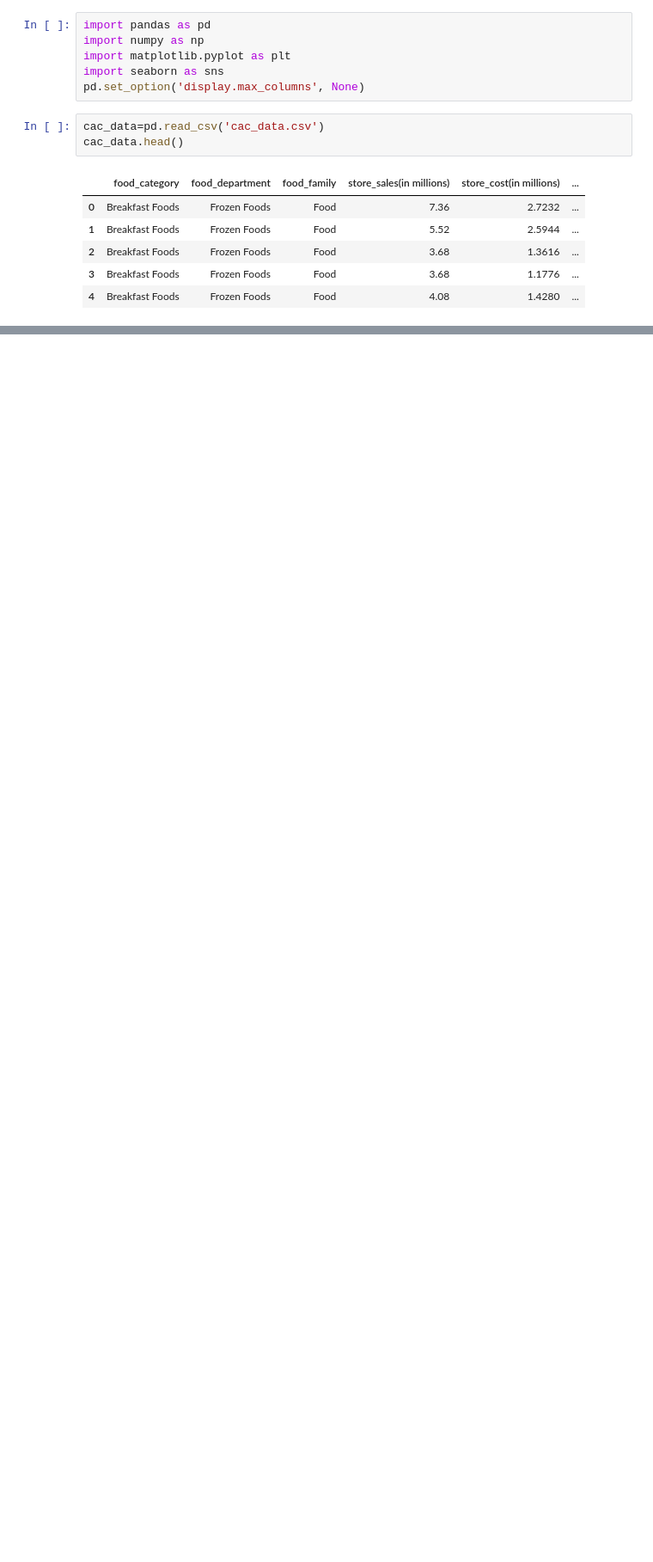
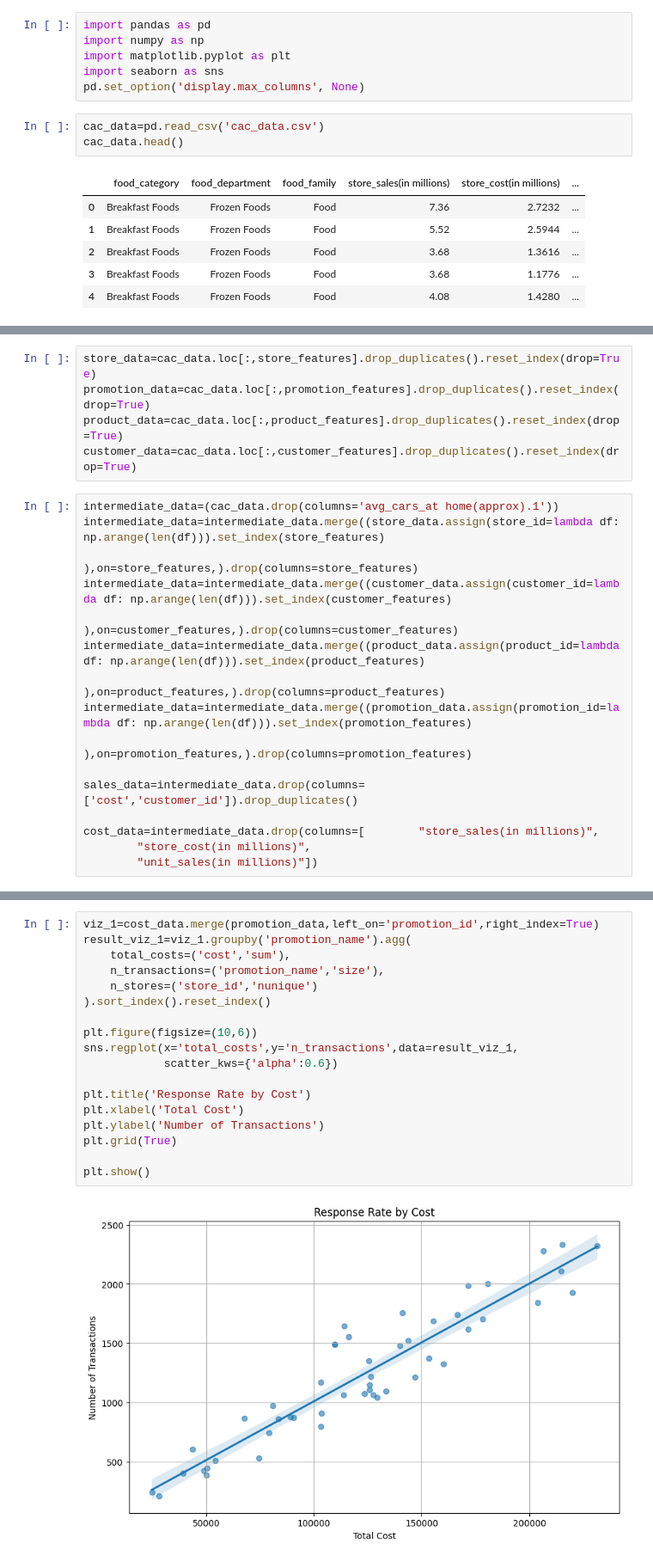
Before and after one commit to BenRoshan100/Customer-AcquisitionCost-Prediction, a Jupyter notebook: campaign_eda.ipynb, the cells around one changed output, grey strips where cells are left out. Shown at 86% size. Cells and saved outputs as stored; diff of their text form; blank space fills up the shorter version.

```diff
--- a/campaign_eda.ipynb
+++ b/campaign_eda.ipynb
@@ -90,0 +120,21 @@ memory usage: 18.4+ MB
+# %%
+store_data=cac_data.loc[:,store_features].drop_duplicates().reset_index(drop=True)
+promotion_data=cac_data.loc[:,promotion_features].drop_duplicates().reset_index(drop=True)
+product_data=cac_data.loc[:,product_features].drop_duplicates().reset_index(drop=True)
+customer_data=cac_data.loc[:,customer_features].drop_duplicates().reset_index(drop=True)
+# %%
+intermediate_data=(cac_data.drop(columns='avg_cars_at home(approx).1'))
+intermediate_data=intermediate_data.merge((store_data.assign(store_id=lambda df: np.arange(len(df))).set_index(store_features)
+                                           ),on=store_features,).drop(columns=store_features)
+intermediate_data=intermediate_data.merge((customer_data.assign(customer_id=lambda df: np.arange(len(df))).set_index(customer_features)
+                                           ),on=customer_features,).drop(columns=customer_features)
+intermediate_data=intermediate_data.merge((product_data.assign(product_id=lambda df: np.arange(len(df))).set_index(product_features)
+                                           ),on=product_features,).drop(columns=product_features)
+intermediate_data=intermediate_data.merge((promotion_data.assign(promotion_id=lambda df: np.arange(len(df))).set_index(promotion_features)
+                                           ),on=promotion_features,).drop(columns=promotion_features)
+
+sales_data=intermediate_data.drop(columns=['cost','customer_id']).drop_duplicates()
+
+cost_data=intermediate_data.drop(columns=[        "store_sales(in millions)",
+        "store_cost(in millions)",
+        "unit_sales(in millions)"])
@@ -90,0 +170,20 @@ memory usage: 18.4+ MB
+# %%
+viz_1=cost_data.merge(promotion_data,left_on='promotion_id',right_index=True)
+result_viz_1=viz_1.groupby('promotion_name').agg(
+    total_costs=('cost','sum'),
+    n_transactions=('promotion_name','size'),
+    n_stores=('store_id','nunique')
+).sort_index().reset_index()
+
+plt.figure(figsize=(10,6))
+sns.regplot(x='total_costs',y='n_transactions',data=result_viz_1,
+            scatter_kws={'alpha':0.6})
+
+plt.title('Response Rate by Cost')
+plt.xlabel('Total Cost')
+plt.ylabel('Number of Transactions')
+plt.grid(True)
+
+plt.show()
+# %% [output]
+[figure, added]
```
Also changed, not shown: parts of 7 cells of this notebook.
